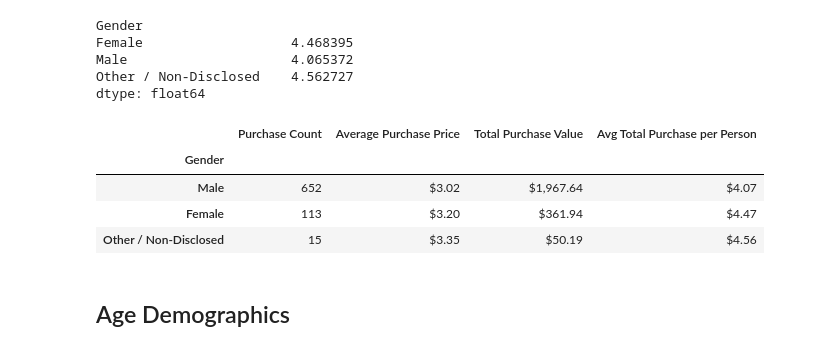
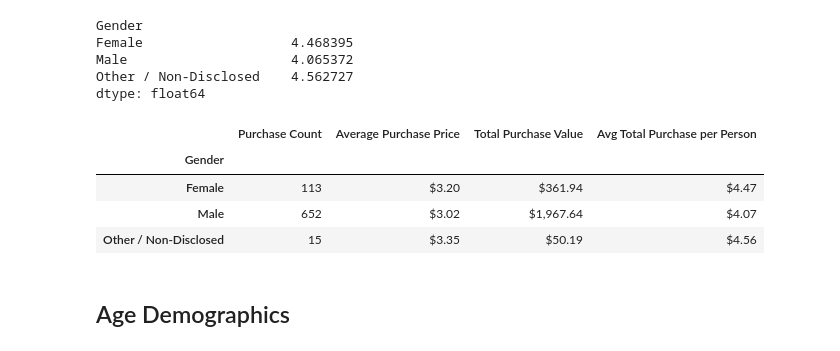
Before and after one commit to ashbuen/Player-Demographic-Analysis, a Jupyter notebook: HeroesofPymoli/HeroesOfPymoli_starter.ipynb, the cells around one changed output. Saved outputs shown, nothing was run; the diff lists cells and outputs as text; code cells hidden in the pictures.

```diff
--- a/HeroesofPymoli/HeroesOfPymoli_starter.ipynb
+++ b/HeroesofPymoli/HeroesOfPymoli_starter.ipynb
@@ -231,21 +231,21 @@ dtype: float64
 # %%
 #DataFrame of the gender purchases
 Gender_purchasing_analysis_df = pd.DataFrame({"Purchase Count":Gender_purchase_count, "Average Purchase Price":Purchasing_average,
                                       "Total Purchase Value":Total_purchase_gender, "Avg Total Purchase per Person":Gender_average})
 
 #Formatting of the Gender dataframe
 Gender_purchasing_analysis_df["Average Purchase Price"] = Gender_purchasing_analysis_df["Average Purchase Price"].map("${:.2f}".format)
 Gender_purchasing_analysis_df["Total Purchase Value"] = Gender_purchasing_analysis_df["Total Purchase Value"].map("${:,.2f}".format)
 Gender_purchasing_analysis_df["Avg Total Purchase per Person"] = Gender_purchasing_analysis_df["Avg Total Purchase per Person"].map("${:.2f}".format)
-
+Gender_purchasing_analysis_df
 #Sorted table by purchase count to show the gender that purchased the most
-Sorted_gender_purchases = Gender_purchasing_analysis_df.sort_values(["Purchase Count"],ascending=False)
-Sorted_gender_purchases
+#Sorted_gender_purchases = Gender_purchasing_analysis_df.sort_values(["Purchase Count"],ascending=False)
+#Sorted_gender_purchases
 # %% [output]
 |  | Purchase Count | Average Purchase Price | Total Purchase Value | Avg Total Purchase per Person |
 | Gender |  |  |  |  |
+| Female | 113 | $3.20 | $361.94 | $4.47 |
 | Male | 652 | $3.02 | $1,967.64 | $4.07 |
-| Female | 113 | $3.20 | $361.94 | $4.47 |
 | Other / Non-Disclosed | 15 | $3.35 | $50.19 | $4.56 |
 # %% [markdown]
 ## Age Demographics
```
